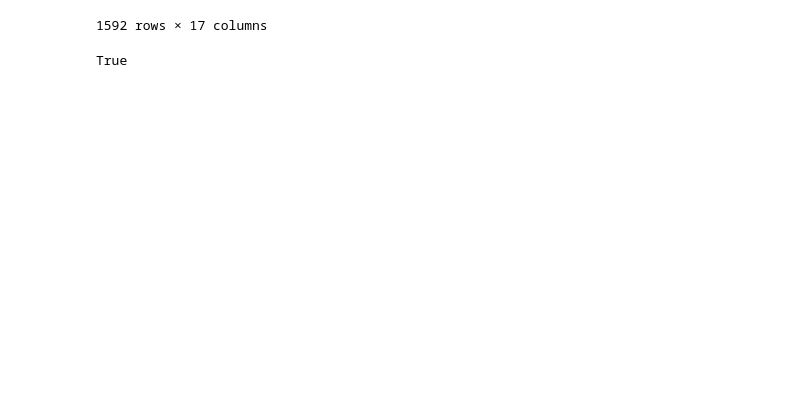
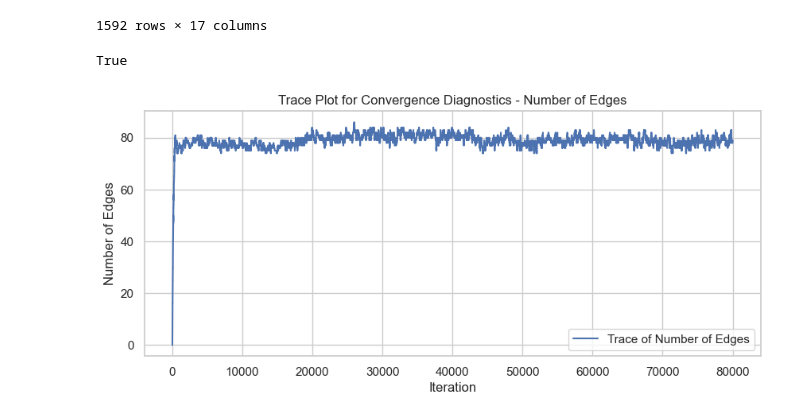
Before and after one commit to fabrizio-n/Bayesian_graphical_modelling_for_fault_diagnosis_in_industrial_plant_operations, a Jupyter notebook: python_mcmcdagtargets/turboden_study.ipynb, the cells around one changed output. Saved outputs shown, nothing was run; the diff lists cells and outputs as text; code cells hidden in the pictures; blank space fills up the shorter version.

```diff
--- a/python_mcmcdagtargets/turboden_study.ipynb
+++ b/python_mcmcdagtargets/turboden_study.ipynb
@@ -63,6 +64,20 @@ DAG_estimate = out['DAG_estimate']
 mcmc.isDAG(DAG_estimate)
 # %% [output]
 True
+# %%
+# Set Seaborn style
+sns.set(style="whitegrid")
+
+# Plot the trace using Seaborn
+plt.figure(figsize=(10, 4))
+sns.lineplot(x=range(S), y=Trace_DAG_edges, label='Trace of Number of Edges')
+plt.title('Trace Plot for Convergence Diagnostics - Number of Edges')
+plt.xlabel('Iteration')
+plt.ylabel('Number of Edges')
+plt.legend()
+plt.show()
+# %% [output]
+[figure, added]
 # %%
 
 sns.set_theme(style="white")
```
Also changed, not shown: parts of 4 cells of this notebook, 2 other files.
